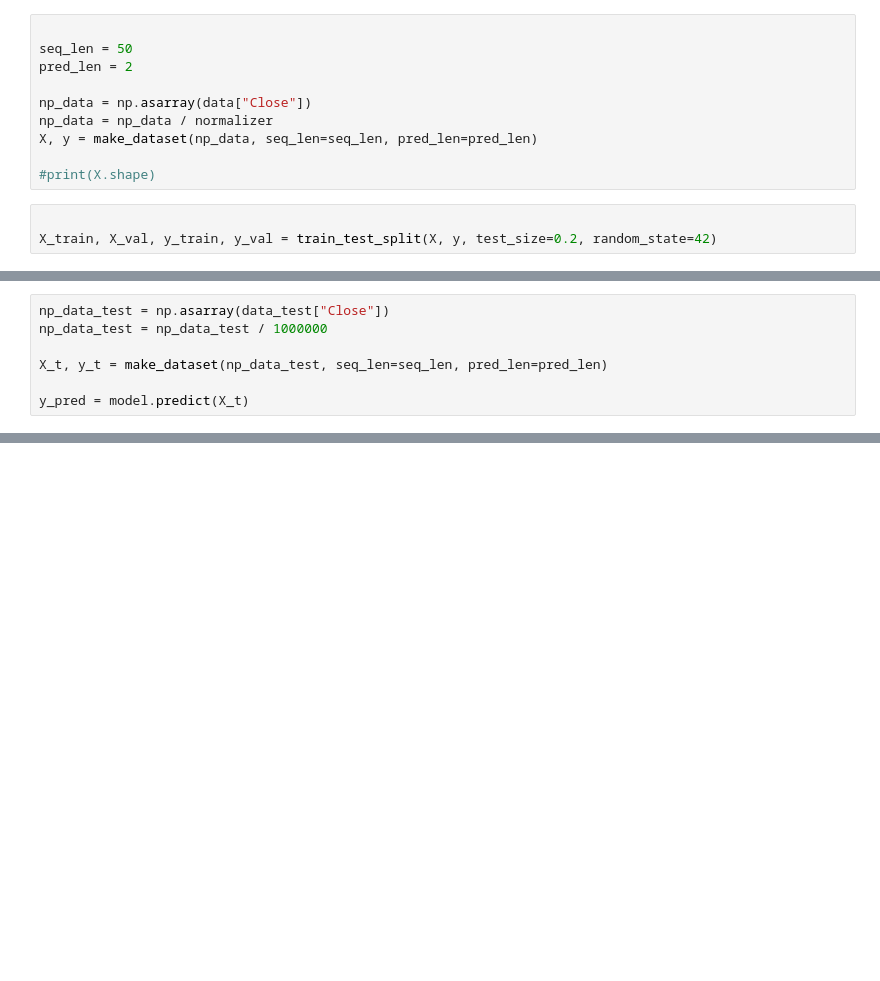
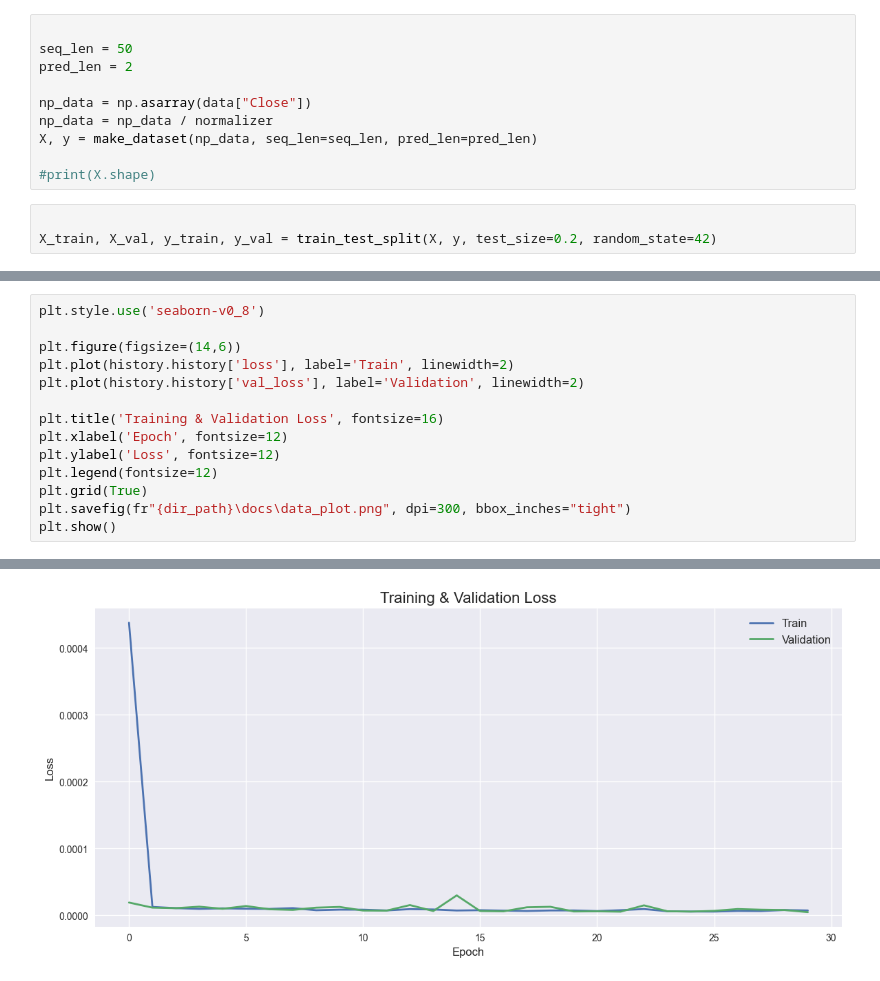
Before and after one commit to DenysZakharovGH/ML-Stock-Price-Prediction-, a Jupyter notebook: main_multi_days.ipynb, the cells around one changed output, grey strips where cells are left out. Cells and saved outputs as stored; diff of their text form; blank space fills up the shorter version.

```diff
--- a/main_multi_days.ipynb
+++ b/main_multi_days.ipynb
@@ -151,8 +146,15 @@ Epoch 30/30
 # %%
-np_data_test = np.asarray(data_test["Close"])
-np_data_test = np_data_test / 1000000
+plt.style.use('seaborn-v0_8')
 
-X_t, y_t = make_dataset(np_data_test, seq_len=seq_len, pred_len=pred_len)
+plt.figure(figsize=(14,6))
+plt.plot(history.history['loss'], label='Train', linewidth=2)
+plt.plot(history.history['val_loss'], label='Validation', linewidth=2)
 
-y_pred = model.predict(X_t)
+plt.title('Training & Validation Loss', fontsize=16)
+plt.xlabel('Epoch', fontsize=12)
+plt.ylabel('Loss', fontsize=12)
+plt.legend(fontsize=12)
+plt.grid(True)
+plt.savefig(fr"{dir_path}\docs\data_plot.png", dpi=300, bbox_inches="tight")
+plt.show()
 # %% [output]
@@ -159,0 +161 @@ y_pred = model.predict(X_t)
+[figure, added]
```
Also changed, not shown: parts of 8 cells of this notebook, 3 other files.
